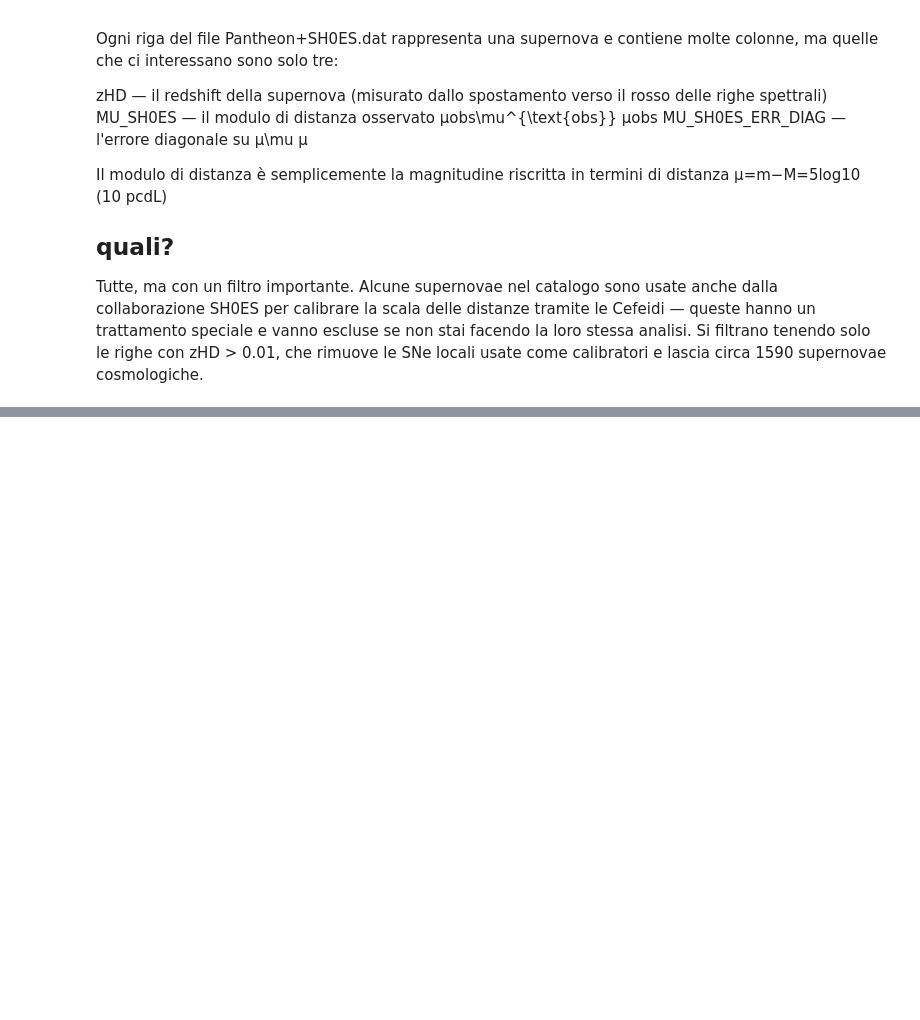
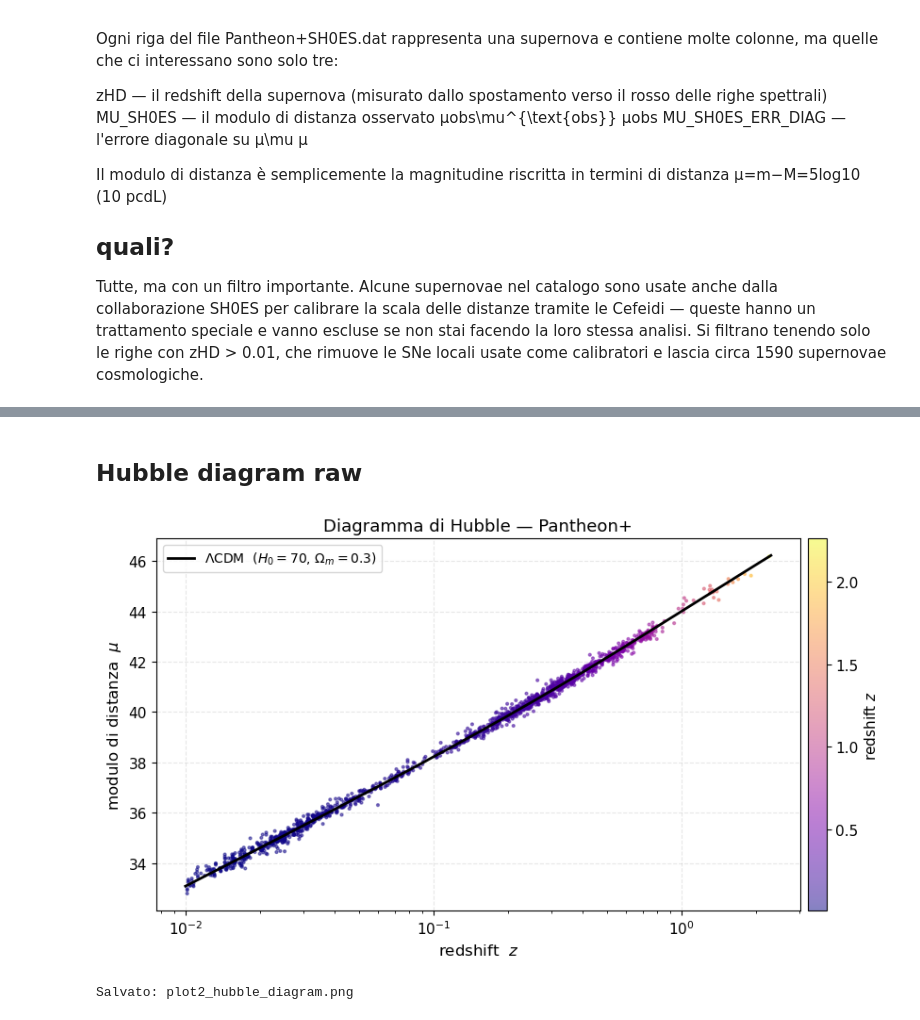
Before and after one commit to PietroCappelli/MCMC_cosmology, a Jupyter notebook: dataset.ipynb, the cells around one changed output, grey strips where cells are left out. Saved outputs shown, nothing was run; the diff lists cells and outputs as text; code cells hidden in the pictures; blank space fills up the shorter version.

```diff
--- a/dataset.ipynb
+++ b/dataset.ipynb
@@ -472,0 +166,27 @@ if __name__ == "__main__":
+# %% [markdown]
+## Hubble diagram raw
+# %%
+fig, ax = plt.subplots(figsize=(9, 5))
+
+sc = ax.scatter(z, mu_obs, c=z, cmap="plasma",
+                s=4, alpha=0.5, zorder=3)
+plt.colorbar(sc, ax=ax, label="redshift $z$", pad=0.01)
+
+# Curva del modello di riferimento
+z_line = np.linspace(0.01, 2.3, 300)
+mu_line = np.array([mu_lcdm(zi) for zi in z_line]) + M_offset
+ax.plot(z_line, mu_line, "k-", lw=2, zorder=4,
+        label=r"$\Lambda$CDM  ($H_0=70$, $\Omega_m=0.3$)")
+
+ax.set_xlabel("redshift  $z$", fontsize=12)
+ax.set_ylabel(r"modulo di distanza  $\mu$", fontsize=12)
+ax.set_title("Diagramma di Hubble — Pantheon+", fontsize=13)
+ax.legend(fontsize=10)
+
+plt.tight_layout()
+plt.savefig("plot2_hubble_diagram.png", dpi=150)
+plt.show()
+print("Salvato: plot2_hubble_diagram.png")
+# %% [output]
+[figure, added]
+Salvato: plot2_hubble_diagram.png
```
Also changed, not shown: parts of 16 cells of this notebook, 5 other files.
